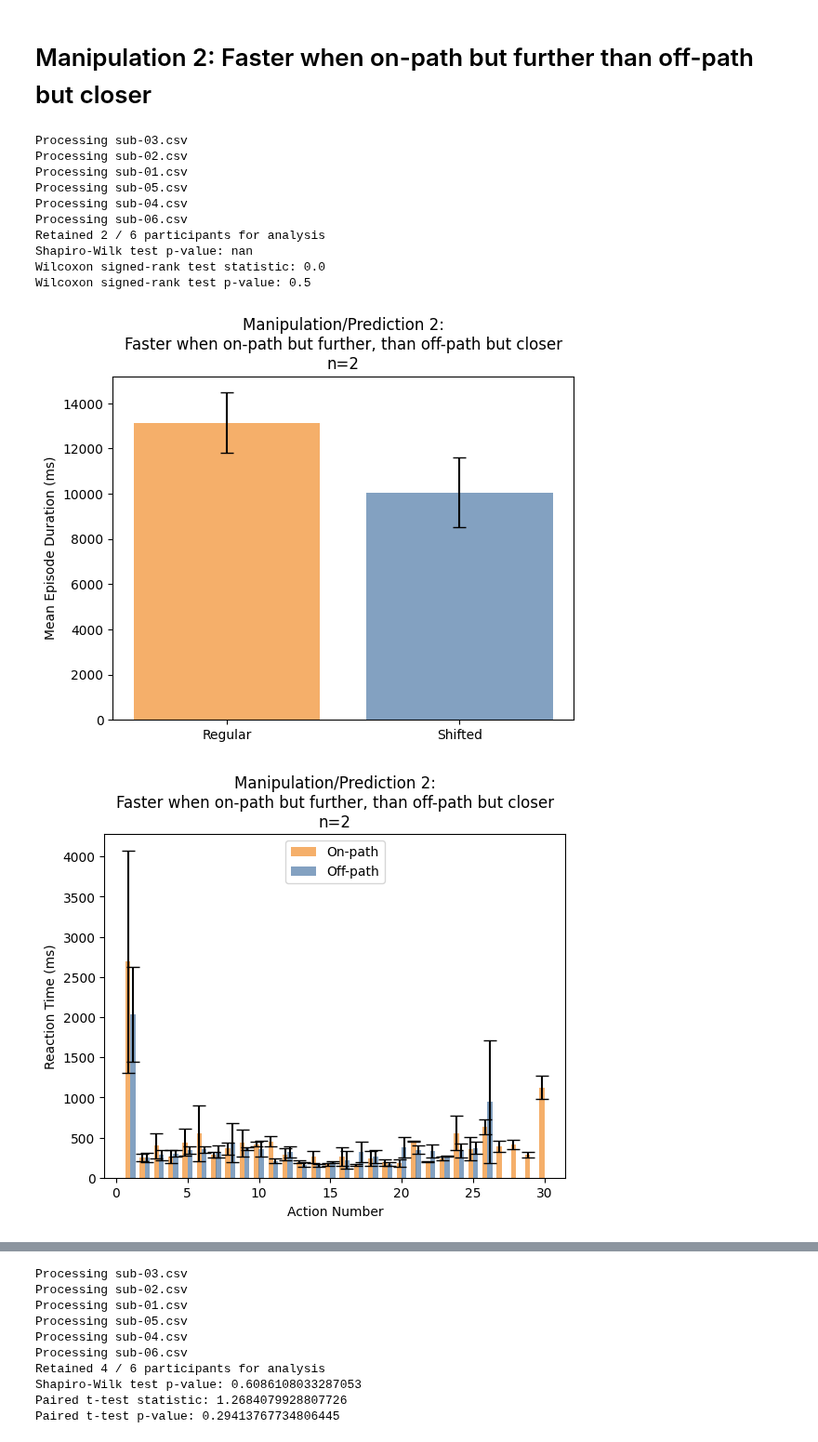
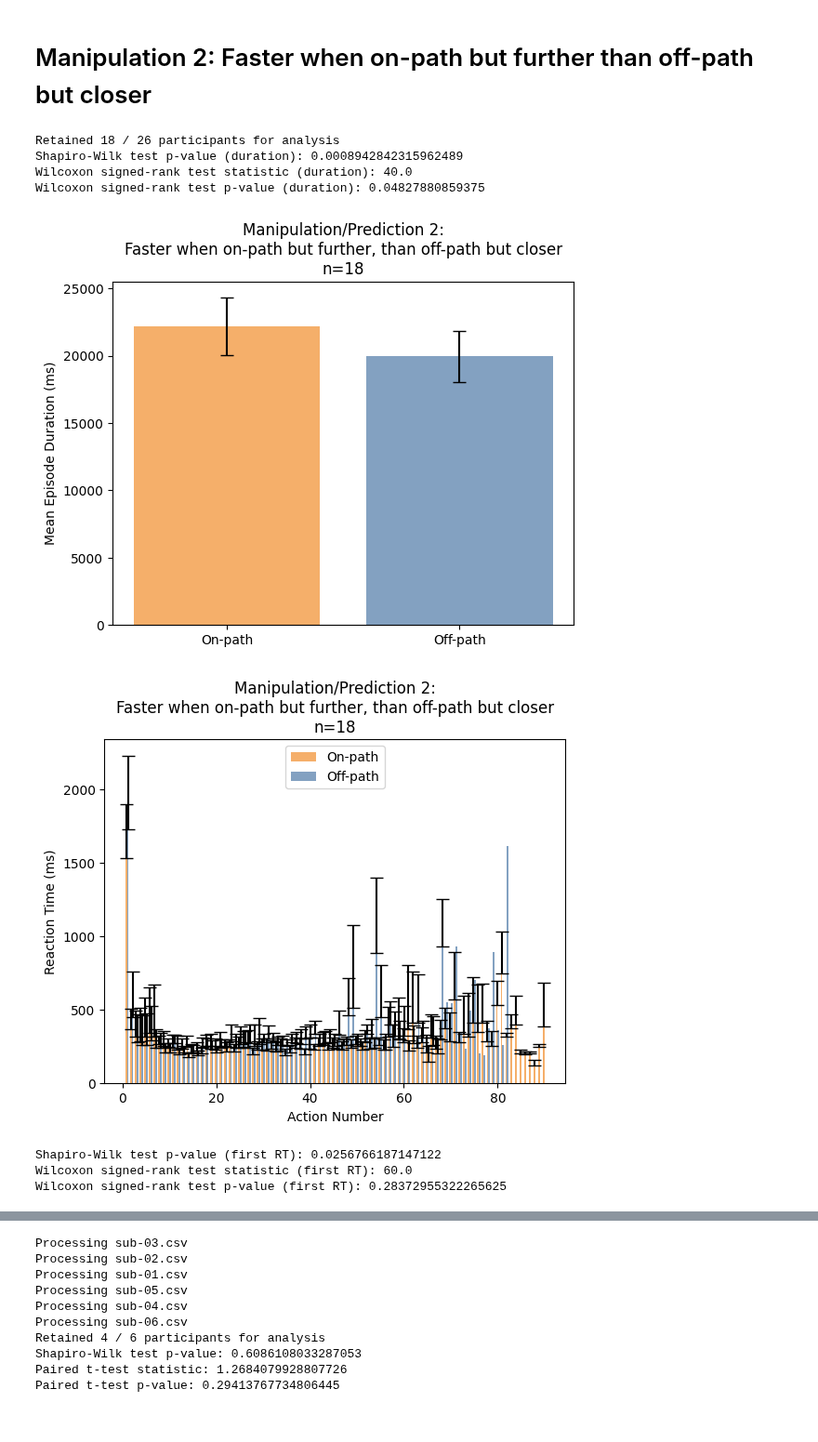
Before and after one commit to wcarvalho/human-dyna-web, a Jupyter notebook: analysis/3_analyse_data.ipynb, the cells around one changed output, grey strips where cells are left out. Shown at 93% size. Drawn from its saved outputs; the diff is of its cells as text; code cells hidden in the pictures.

Commit message:
update analysis scripts for pilot 2

```diff
--- a/analysis/3_analyse_data.ipynb
+++ b/analysis/3_analyse_data.ipynb
@@ -152,13 +244,15 @@ def run_RT_analysis(RTs_on_path_allsubs, RTs_off_path_allsubs, title_str, path_s
 # establish input directory
 cdir=os.getcwd()
 project_dir=os.path.dirname(cdir)
-exp_string='pilot-1'
+#exp_string='pilot-1'
+exp_string='pilot-2'
 data_dir=opj(project_dir,'data', exp_string)
 file_list=list_files(data_dir)
 print(file_list)
 
 # establish output directory
-exp_string_out='pilot-1'
+#exp_string_out='pilot-1'
+exp_string_out='pilot-2'
 output_dir=opj(project_dir,'analysis', exp_string_out)
 #os.makedirs(output_dir, exist_ok=True)
 # %% [output]
@@ -172,6 +266,9 @@ print(ep_durations)
 # %%
 # open each file in the list
 sub_count=0
+exclude_training_cond1=[]
+exclude_training_cond2=[]
+exclude_training_cond3=[]
 for file in file_list:
     if is_ds_store(file):
         continue
@@ -194,6 +291,14 @@ for file in file_list:
         # (confirmed)
         ncorrect_training=np.sum(c_df_training['goal_object_reached'])
         print('   n training successes: ' + str(ncorrect_training))
+        if ncorrect_training<16:
+            if manipulation==1:
+                exclude_training_cond1.append(filename)
+            elif manipulation==2:
+                exclude_training_cond2.append(filename)
+            elif manipulation==3:
+                exclude_training_cond3.append(filename)
+
 
         # is episode duration getting shorter with each training episode?
         #ntrls=len(c_df_training['reaction_times'])
@@ -255,11 +441,14 @@ for file in file_list:
     if is_ds_store(file):
         continue
     filename = file.split('/')[-1]
-    print('Processing ' + filename)
+    #print('Processing ' + filename)
     subs_eligible+=1
 
     # load data from the current participant
     df = pd.read_csv(file)
+
+    if filename in exclude_training_cond2:
+        continue
 
     # isolate data for manipulation 2
     df_2 = df[df['manipulation']==2]
@@ -268,46 +457,51 @@ for file in file_list:
     df_2_eval = df_2[df_2['eval']==True]
 
     # only include data from participants who reached the goal object on all relevant eval trials
     if df_2_eval['goal_object_reached'].all()<1:
         continue
-    subs_included+=1
 
     # get RTs for the two critical evaluations
-    RTs_on_path=df_2_eval.reaction_times[df_2_eval['stage']=='Map changed, new location, on path']
-    RTs_off_path=df_2_eval.reaction_times[df_2_eval['stage']=='Map changed, new location, off-path']
+    if exp_string=='pilot-1':
+        RTs_on_path=df_2_eval.reaction_times[df_2_eval['stage']=='Map changed, new location, on path']
+        RTs_off_path=df_2_eval.reaction_times[df_2_eval['stage']=='Map changed, new location, off-path']
+    else:
+        RTs_on_path=df_2_eval.reaction_times[df_2_eval['stage']=='new location, on-path']
+        RTs_off_path=df_2_eval.reaction_times[df_2_eval['stage']=='new location, off-path']
+
+    if len(RTs_on_path) == 0:
+        continue
+
+    subs_included+=1
 
     # convert from strings to array
     cleaned_string = RTs_on_path.values[0].strip('[]')
     string_numbers = cleaned_string.split(',')
     float_list = [float(x) for x in string_numbers]
     RTs_on_path_array = np.array(float_list)
 
     cleaned_string = RTs_off_path.values[0].strip('[]')
     string_numbers = cleaned_string.split(',')
     float_list = [float(x) for x in string_numbers]
     RTs_off_path_array = np.array(float_list)
 
     # concatenate
     RTs_on_path_allsubs.append(RTs_on_path_array)
     RTs_off_path_allsubs.append(RTs_off_path_array)
 
 # how many participants do we have for the analysis?
 print('Retained ' + str(subs_included) + ' / ' + str(subs_eligible) + ' participants for analysis')
 
 # run analyses based on RT
 title_str='Manipulation/Prediction 2:\nFaster when on-path but further, than off-path but closer\nn=' + str(subs_included)
-path_str=['Regular', 'Shifted']
+path_str=['On-path', 'Off-path']
 results_manipulation2 = run_RT_analysis(RTs_on_path_allsubs, RTs_off_path_allsubs, title_str, path_str)
 # %% [output]
-Processing sub-03.csv
-Processing sub-02.csv
-Processing sub-01.csv
-Processing sub-05.csv
-Processing sub-04.csv
-Processing sub-06.csv
-Retained 2 / 6 participants for analysis
-Shapiro-Wilk test p-value: nan
-Wilcoxon signed-rank test statistic: 0.0
-Wilcoxon signed-rank test p-value: 0.5
+Retained 18 / 26 participants for analysis
+Shapiro-Wilk test p-value (duration): 0.0008942842315962489
+Wilcoxon signed-rank test statistic (duration): 40.0
+Wilcoxon signed-rank test p-value (duration): 0.04827880859375
-[figure, old version]
+[figure, new version]
-[figure, old version]
+[figure, new version]
+Shapiro-Wilk test p-value (first RT): 0.0256766187147122
+Wilcoxon signed-rank test statistic (first RT): 60.0
+Wilcoxon signed-rank test p-value (first RT): 0.28372955322265625
```
Also changed, not shown: parts of 13 cells of this notebook, 3 other files.
